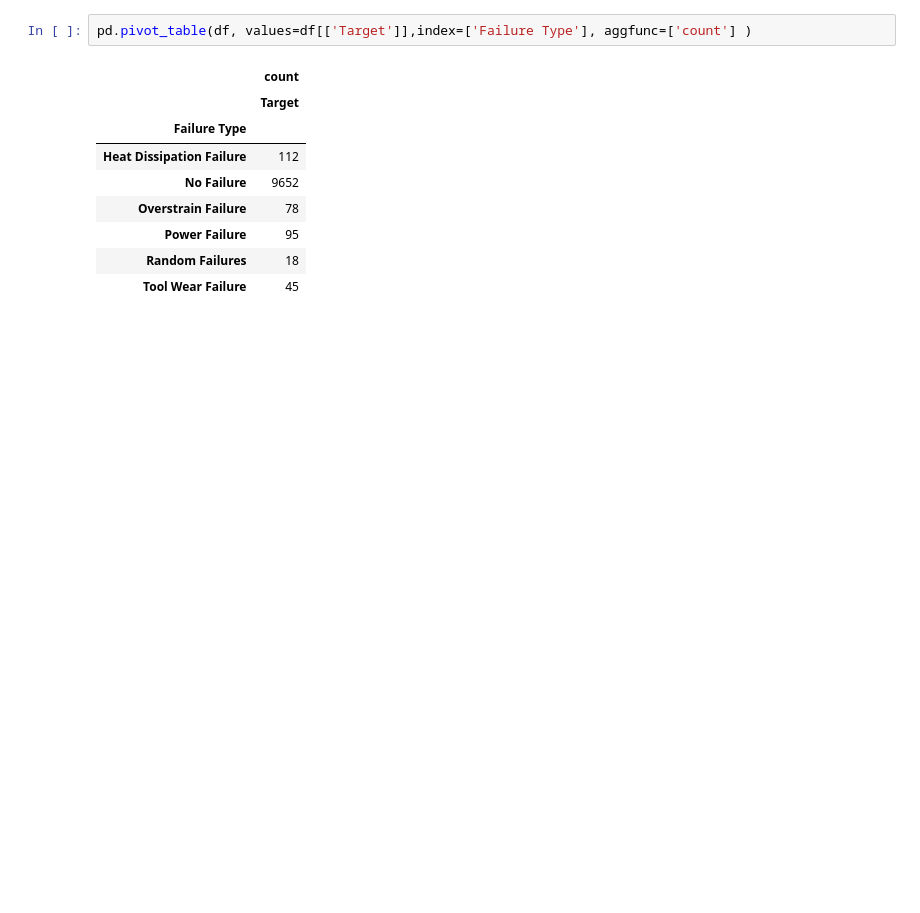
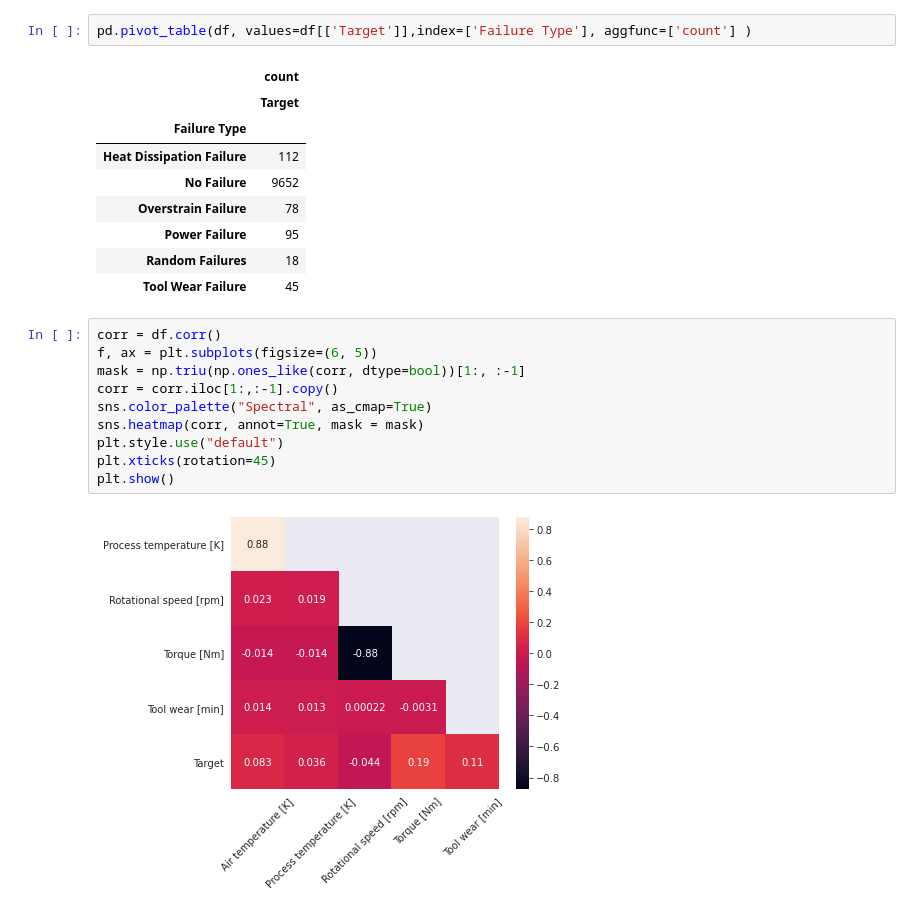
Before and after one commit to lutfimuh/predictive-maintenaince-modelling, a Jupyter notebook: Final_Project_Muhammad_Lutfi.ipynb, the cells around one changed output. Drawn from its saved outputs; the diff is of its cells as text; blank space fills up the shorter version.

```diff
--- a/Final_Project_Muhammad_Lutfi.ipynb
+++ b/Final_Project_Muhammad_Lutfi.ipynb
@@ -215,3 +247,15 @@ pd.pivot_table(df, values=df[['Target']],index=['Failure Type'], aggfunc=['count
 | Power Failure | 95 |
 | Random Failures | 18 |
 | Tool Wear Failure | 45 |
+# %%
+corr = df.corr()
+f, ax = plt.subplots(figsize=(6, 5))
+mask = np.triu(np.ones_like(corr, dtype=bool))[1:, :-1]
+corr = corr.iloc[1:,:-1].copy()
+sns.color_palette("Spectral", as_cmap=True)
+sns.heatmap(corr, annot=True, mask = mask)
+plt.style.use("default")
+plt.xticks(rotation=45)
+plt.show()
+# %% [output]
+[figure, added]
```
Also changed, not shown: parts of 41 cells of this notebook.
